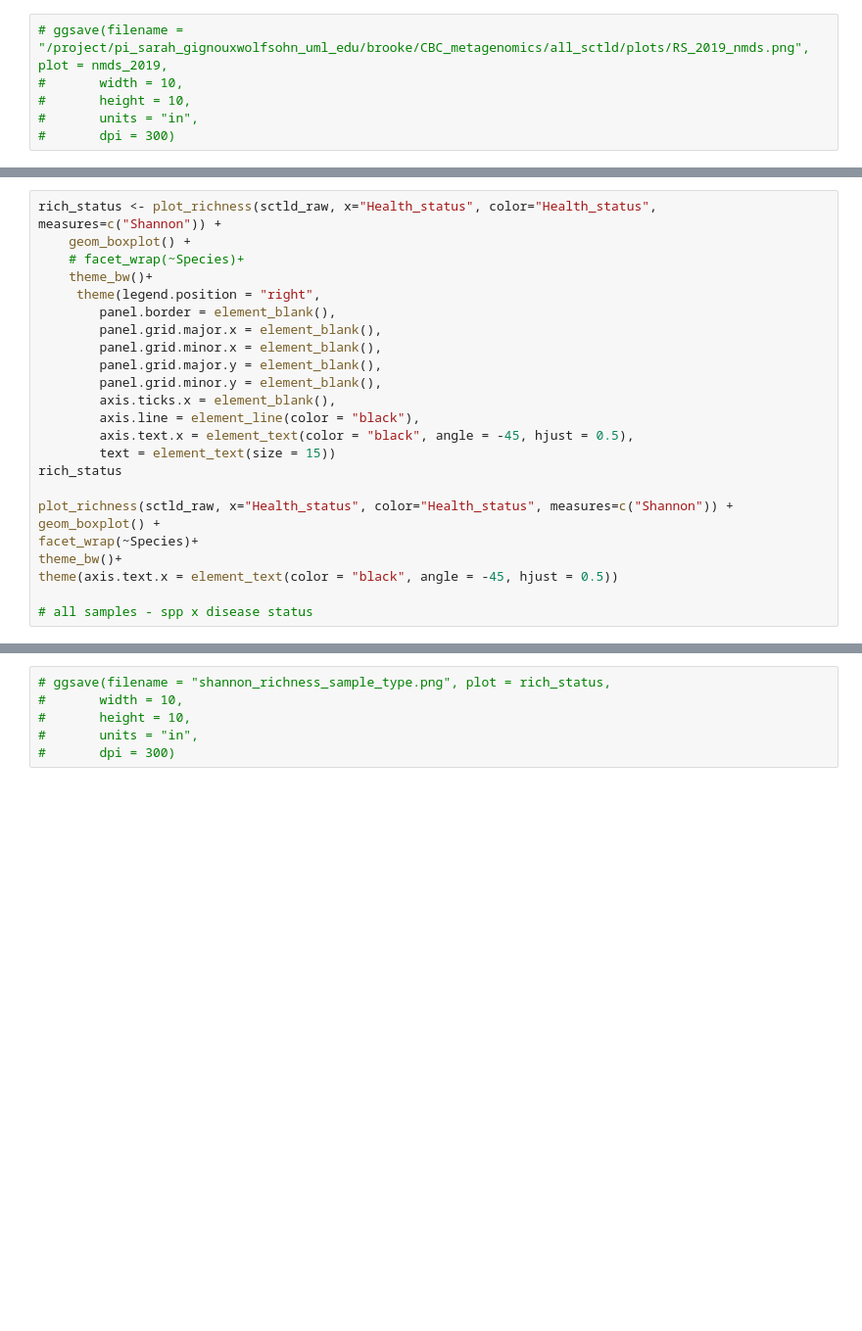
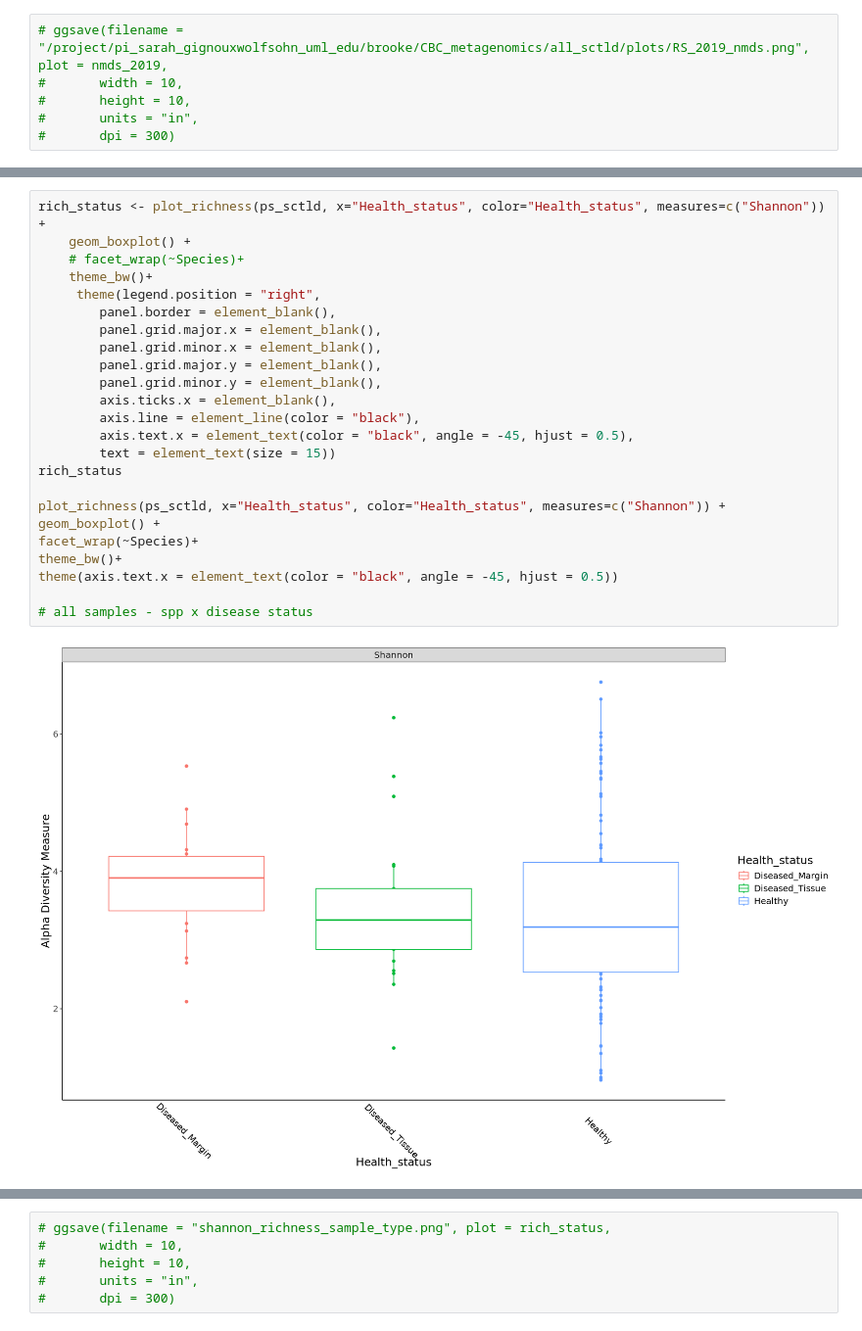
Before and after one commit to brookewicz/CBC_metagenomics, a Jupyter notebook: all_sctld/2.2Phyloseq-16SF.ipynb, the cells around one changed output, grey strips where cells are left out. Shown at 98% size. Saved outputs shown, nothing was run; the diff lists cells and outputs as text; blank space fills up the shorter version.

Commit message:
start taxa bar plots

```diff
--- a/all_sctld/2.2Phyloseq-16SF.ipynb
+++ b/all_sctld/2.2Phyloseq-16SF.ipynb
@@ -278,24 +333,26 @@ RS.ord
 # %%
-rich_status <- plot_richness(sctld_raw, x="Health_status", color="Health_status", measures=c("Shannon")) +
+rich_status <- plot_richness(ps_sctld, x="Health_status", color="Health_status", measures=c("Shannon")) +
     geom_boxplot() +
     # facet_wrap(~Species)+
     theme_bw()+
      theme(legend.position = "right",
         panel.border = element_blank(),
         panel.grid.major.x = element_blank(),
         panel.grid.minor.x = element_blank(),
         panel.grid.major.y = element_blank(),
         panel.grid.minor.y = element_blank(),
         axis.ticks.x = element_blank(),
         axis.line = element_line(color = "black"),
         axis.text.x = element_text(color = "black", angle = -45, hjust = 0.5),
         text = element_text(size = 15))
 rich_status
 
-plot_richness(sctld_raw, x="Health_status", color="Health_status", measures=c("Shannon")) +
+plot_richness(ps_sctld, x="Health_status", color="Health_status", measures=c("Shannon")) +
 geom_boxplot() +
 facet_wrap(~Species)+
 theme_bw()+
 theme(axis.text.x = element_text(color = "black", angle = -45, hjust = 0.5))
 
 # all samples - spp x disease status
+# %% [output]
+[figure, added]
```
Also changed, not shown: parts of 60 cells of this notebook.
